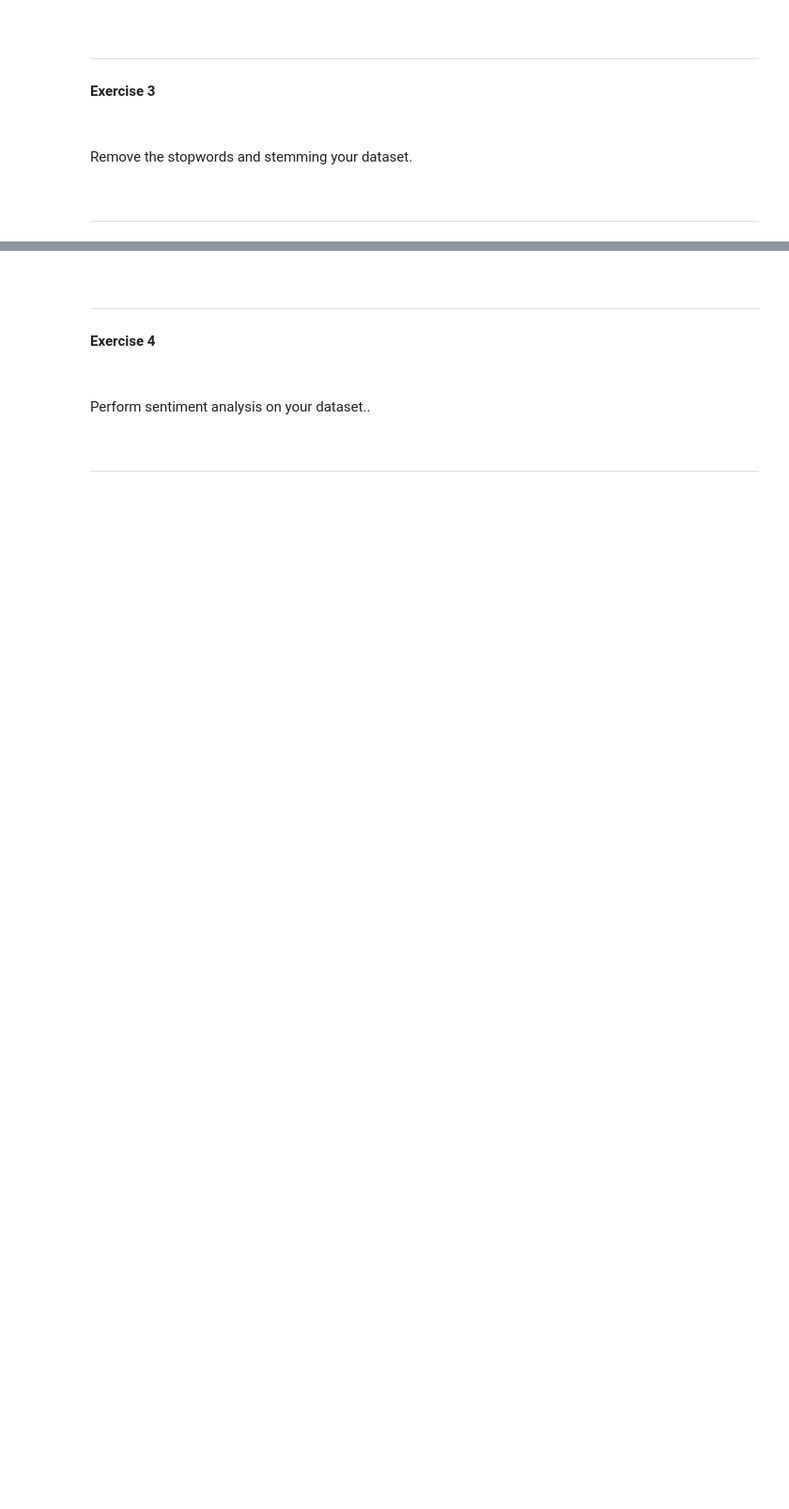
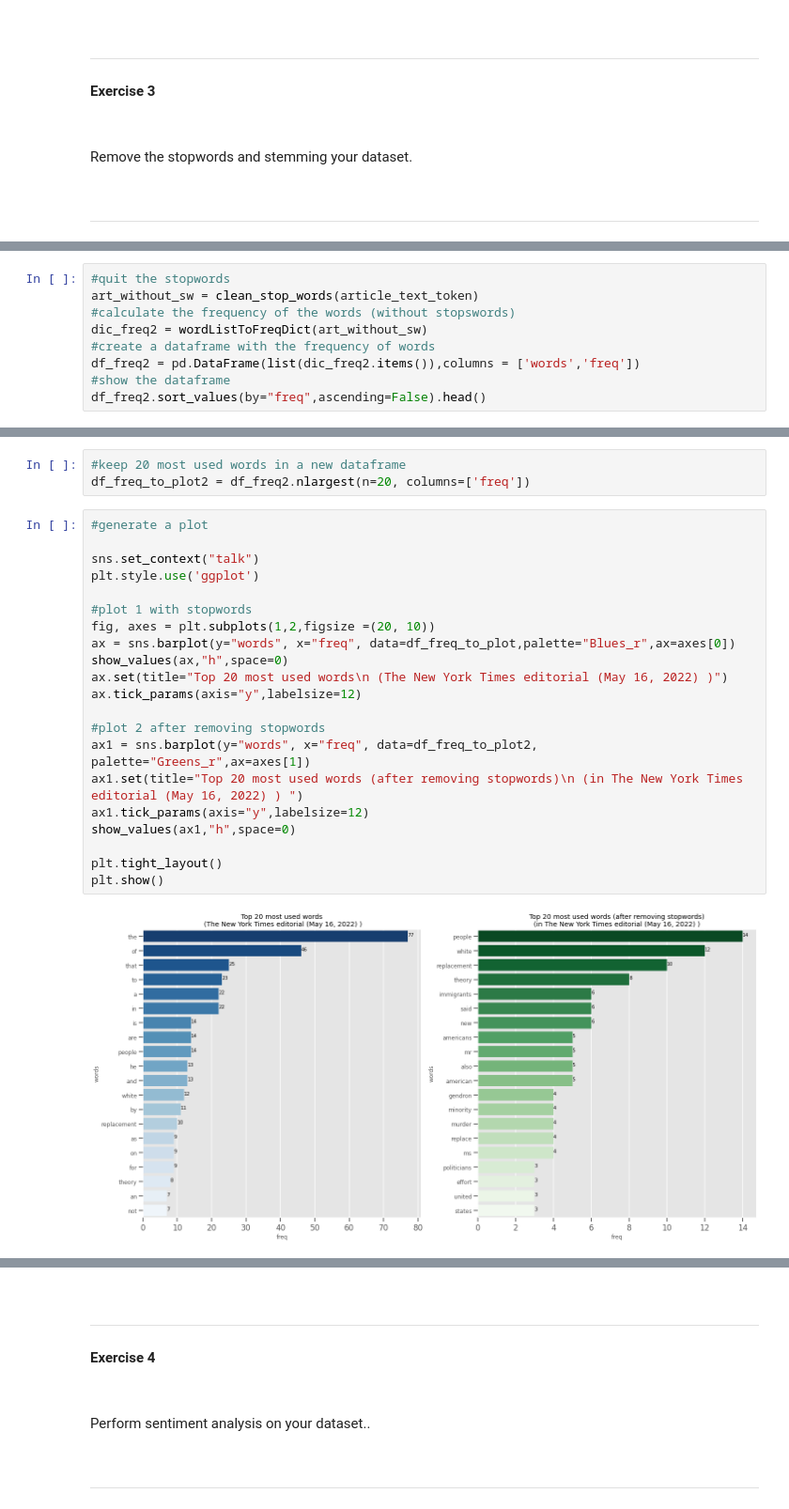
Before and after one commit to Pevicsanch/advanced-machine-learning, a Jupyter notebook: s12_t01_advanced_machine.ipynb, the cells around one changed output, grey strips where cells are left out. Shown: that part at 94% size. Drawn from its saved outputs; the diff is of its cells as text; blank space fills up the shorter version.

```diff
--- a/s12_t01_advanced_machine.ipynb
+++ b/s12_t01_advanced_machine.ipynb
@@ -183,0 +992,9 @@ ___
+# %%
+#quit the stopwords
+art_without_sw = clean_stop_words(article_text_token)
+#calculate the frequency of the words (without stopswords)
+dic_freq2 = wordListToFreqDict(art_without_sw)
+#create a dataframe with the frequency of words
+df_freq2 = pd.DataFrame(list(dic_freq2.items()),columns = ['words','freq'])
+#show the dataframe
+df_freq2.sort_values(by="freq",ascending=False).head()
@@ -183,0 +1008,26 @@ ___
+# %%
+#keep 20 most used words in a new dataframe
+df_freq_to_plot2 = df_freq2.nlargest(n=20, columns=['freq'])
+# %%
+#generate a plot
+
+sns.set_context("talk")
+plt.style.use('ggplot')
+
+#plot 1 with stopwords
+fig, axes = plt.subplots(1,2,figsize =(20, 10))
+ax = sns.barplot(y="words", x="freq", data=df_freq_to_plot,palette="Blues_r",ax=axes[0])
+show_values(ax,"h",space=0)
+ax.set(title="Top 20 most used words\n (The New York Times editorial (May 16, 2022) )")
+ax.tick_params(axis="y",labelsize=12)
+
+#plot 2 after removing stopwords
+ax1 = sns.barplot(y="words", x="freq", data=df_freq_to_plot2, palette="Greens_r",ax=axes[1])
+ax1.set(title="Top 20 most used words (after removing stopwords)\n (in The New York Times editorial (May 16, 2022) ) ")
+ax1.tick_params(axis="y",labelsize=12)
+show_values(ax1,"h",space=0)
+
+plt.tight_layout()
+plt.show()
+# %% [output]
+[figure, added]
```
Also changed, not shown: parts of 134 cells of this notebook.
